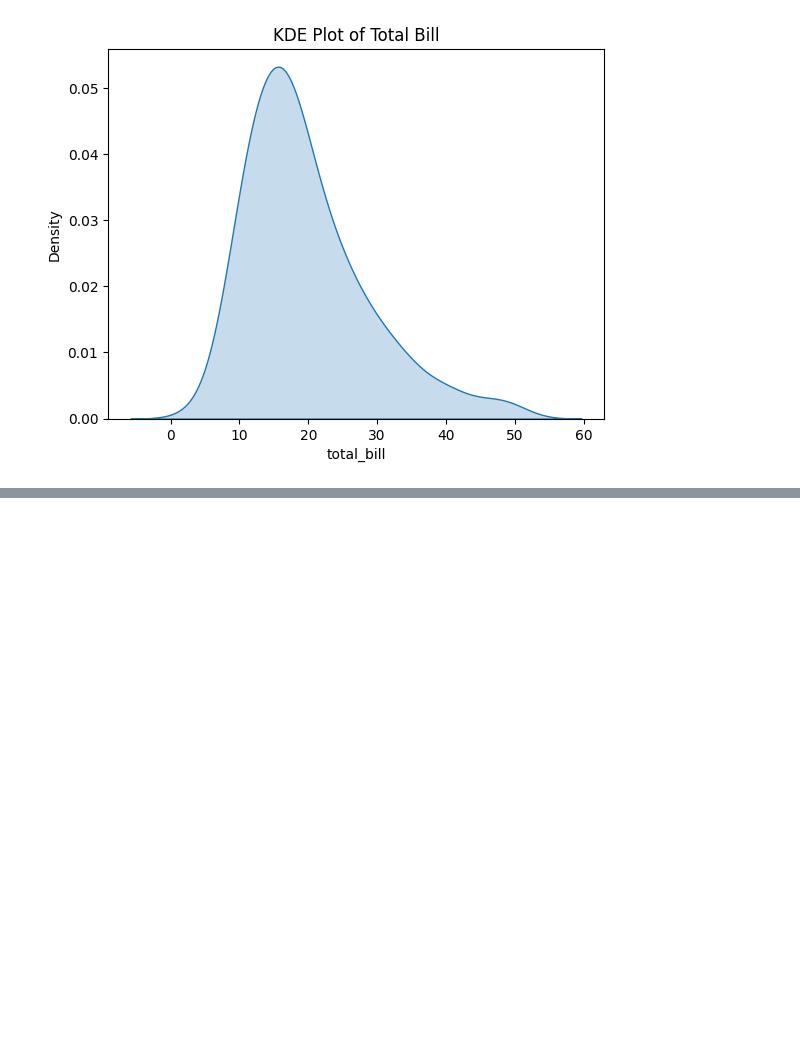
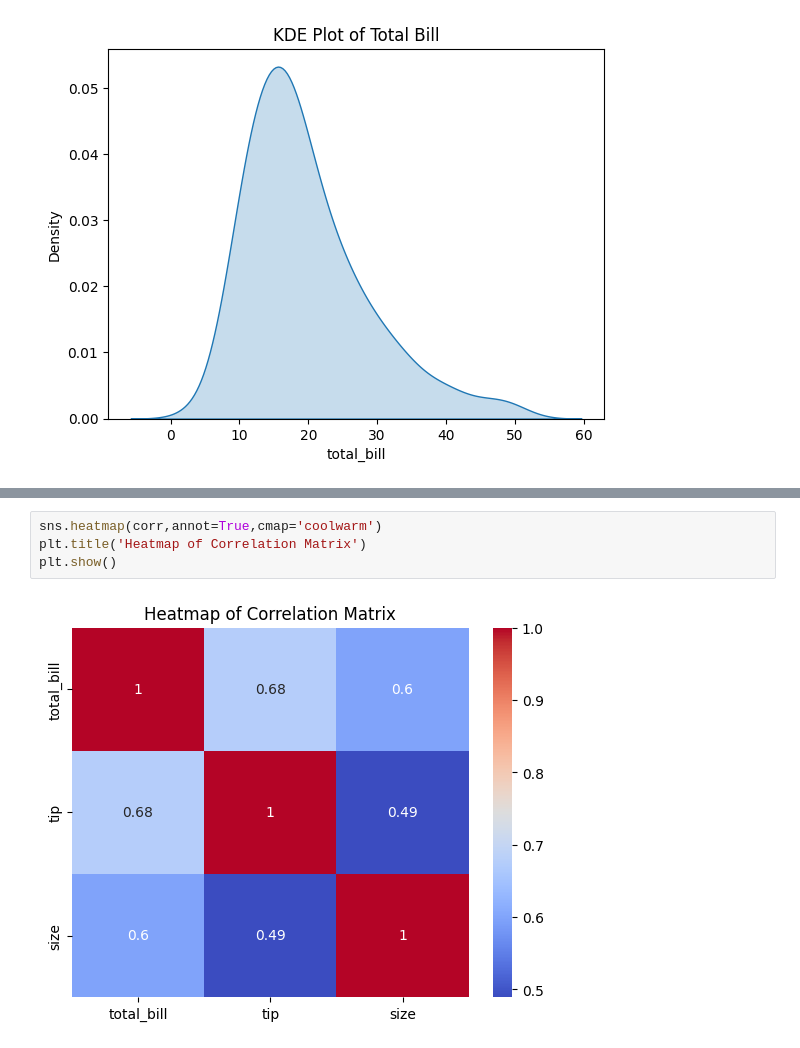
Before and after one commit to Parth0177/python_for_data_analytics, a Jupyter notebook: Data Analysis/DataVisualiztion.ipynb, the cells around one changed output, grey strips where cells are left out. Cells and saved outputs as stored; diff of their text form; blank space fills up the shorter version.

```diff
--- a/Data Analysis/DataVisualiztion.ipynb
+++ b/Data Analysis/DataVisualiztion.ipynb
@@ -101,0 +117,6 @@ This will become an error in seaborn v0.14.0; please update your code.
+# %%
+sns.heatmap(corr,annot=True,cmap='coolwarm')
+plt.title('Heatmap of Correlation Matrix')
+plt.show()
+# %% [output]
+[figure, added]
```
Also changed, not shown: parts of 2 cells of this notebook.
